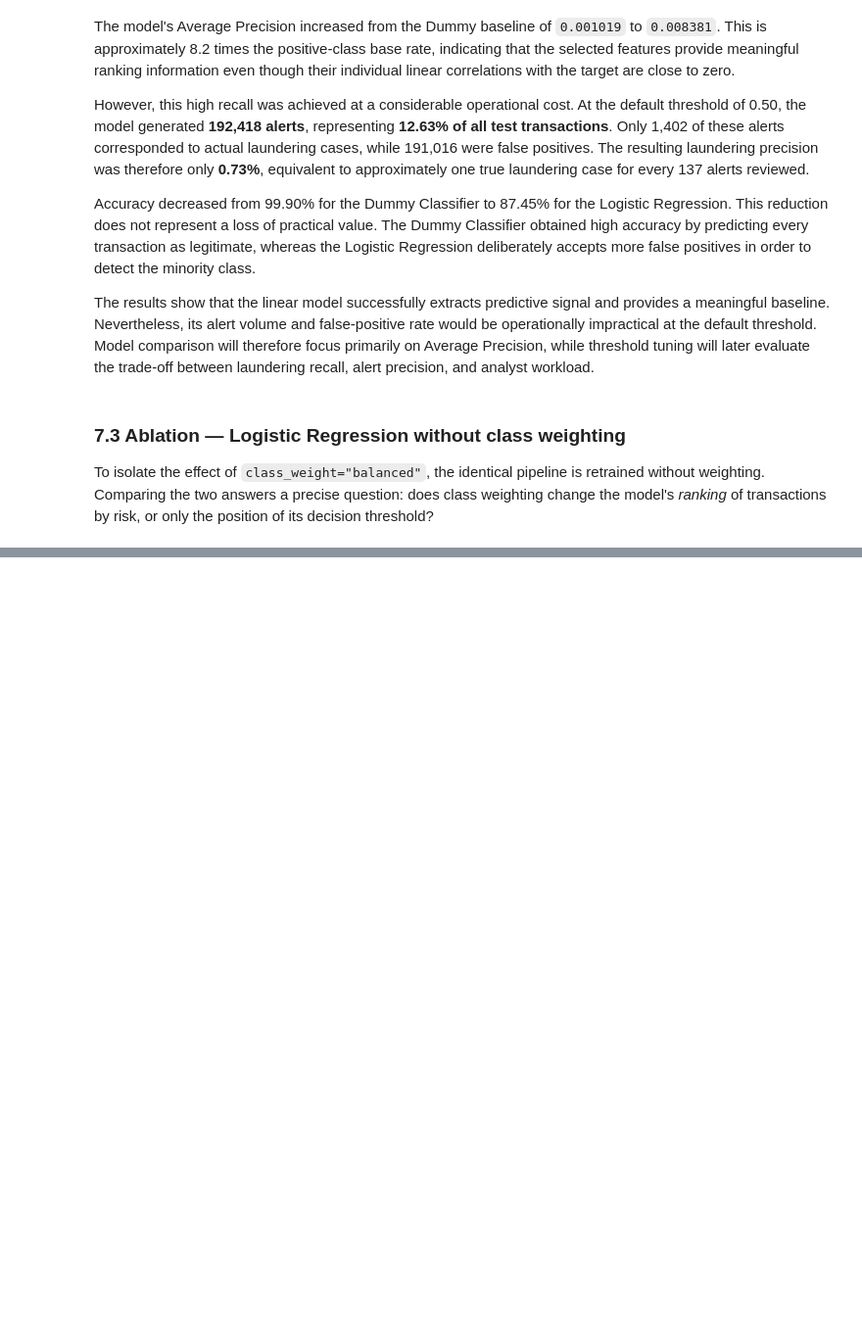
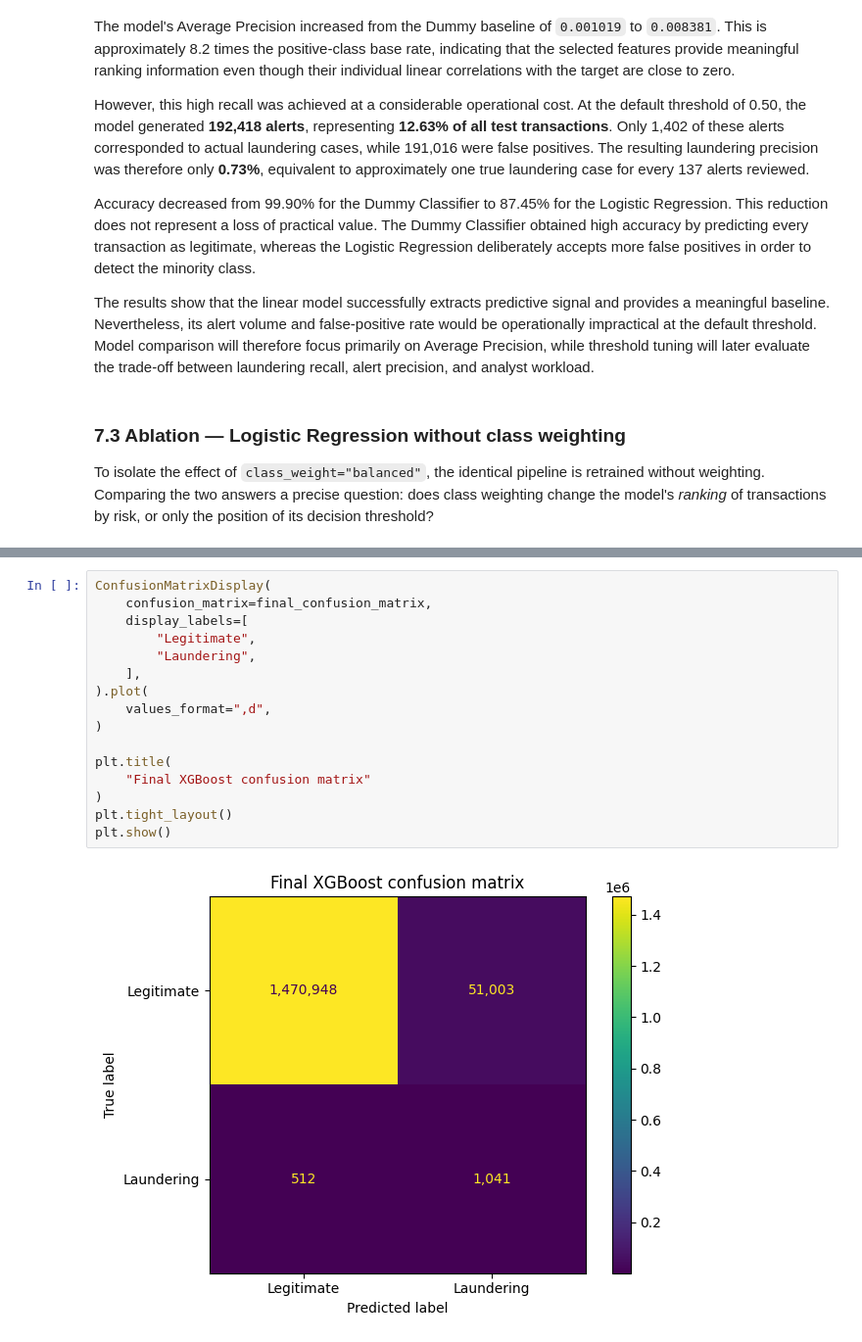
Before and after one commit to caiobernardinelli/amlguard, a Jupyter notebook: notebooks/01_aml_pipeline.ipynb, the cells around one changed output, grey strips where cells are left out. Shown at 98% size. Cells and saved outputs as stored; diff of their text form; blank space fills up the shorter version.

```diff
--- a/notebooks/01_aml_pipeline.ipynb
+++ b/notebooks/01_aml_pipeline.ipynb
@@ -1304,0 +2824,18 @@ Two practical consequences follow for the rest of the project:
+# %%
+ConfusionMatrixDisplay(
+    confusion_matrix=final_confusion_matrix,
+    display_labels=[
+        "Legitimate",
+        "Laundering",
+    ],
+).plot(
+    values_format=",d",
+)
+
+plt.title(
+    "Final XGBoost confusion matrix"
+)
+plt.tight_layout()
+plt.show()
+# %% [output]
+[figure, added]
```
Also changed, not shown: parts of 65 cells of this notebook.
